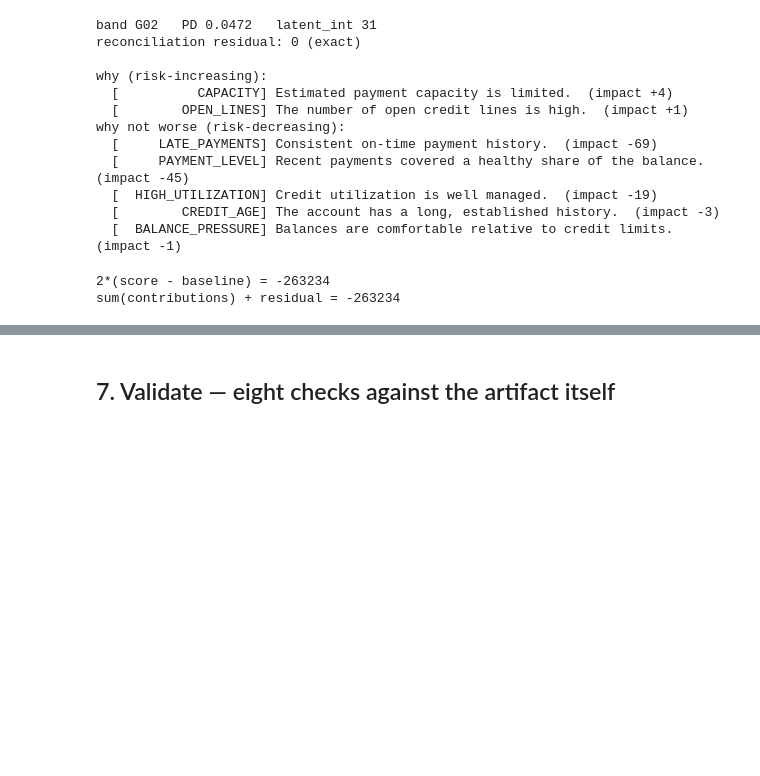
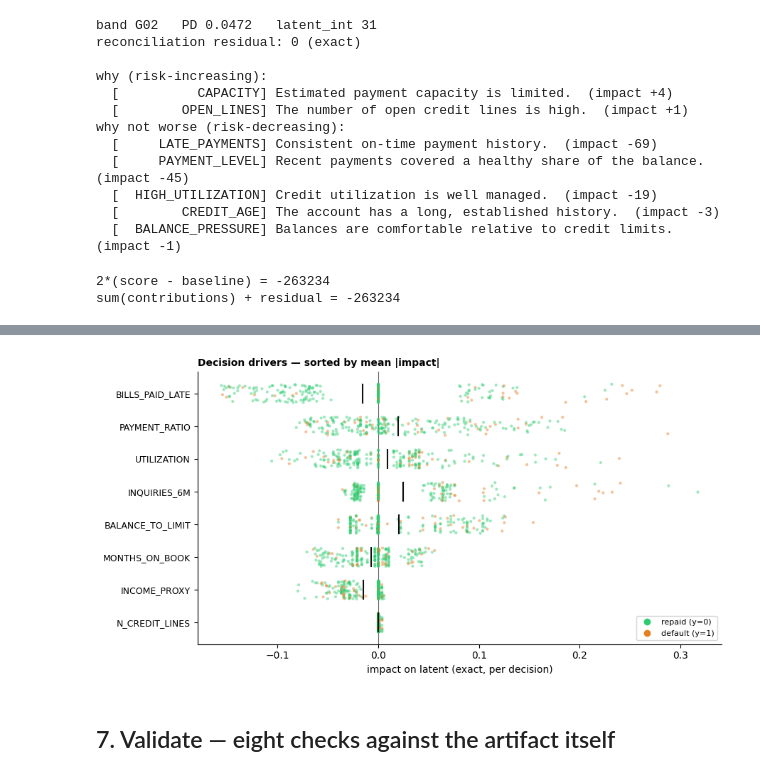
Before and after one commit to orgoca/CompileML, a Jupyter notebook: examples/01_quickstart.ipynb, the cells around one changed output, grey strips where cells are left out. Drawn from its saved outputs; the diff is of its cells as text; code cells hidden in the pictures; blank space fills up the shorter version.

```diff
--- a/examples/01_quickstart.ipynb
+++ b/examples/01_quickstart.ipynb
@@ -234,3 +247,11 @@ sum(contributions) + residual = -263234
+# %%
+# Population view on a 250-row sample (explain=True is O(p^2) per row: sample, don't sweep).
+sample_rows = X_test[:250]
+sample = [decide(loaded, [float(v) for v in r], include_contributions=True) for r in sample_rows]
+fig, _ = decision_drivers(sample, y=y_test[:250], top=8)
+plt.show()
+# %% [output]
+[figure, added]
 # %% [markdown]
 ## 7. Validate — eight checks against the artifact itself
 # %%
```
Also changed, not shown: parts of 2 cells of this notebook, 16 other files.
